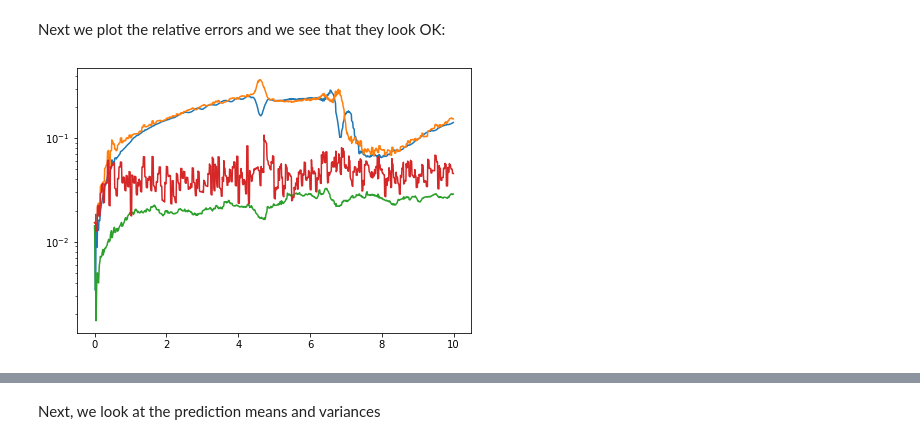
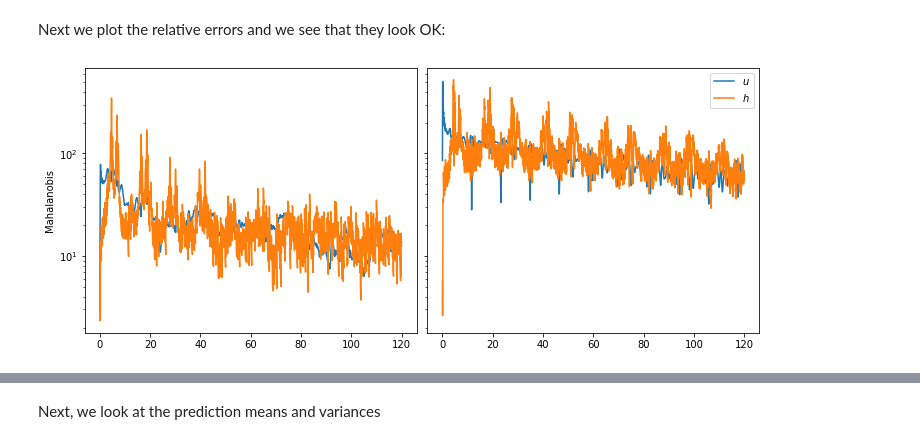
Before and after one commit to connor-duffin/sswfe, a Jupyter notebook: docs/swe-filter-1d-bump-example.ipynb, the cells around one changed output, grey strips where cells are left out. Cells and saved outputs as stored; diff of their text form; code cells hidden in the pictures.

```diff
--- a/docs/swe-filter-1d-bump-example.ipynb
+++ b/docs/swe-filter-1d-bump-example.ipynb
@@ -168,11 +278,13 @@ plt.show()
 # %% [markdown]
 Next we plot the relative errors and we see that they look OK:
 # %%
-fig, ax = plt.subplots(1, 1, constrained_layout=True)
-ax.semilogy(t_grid, errors_u)
-ax.semilogy(t_grid, errors_h)
-ax.semilogy(t_grid, errors_u_ex)
-ax.semilogy(t_grid, errors_h_ex)
+fig, axs = plt.subplots(1, 2, constrained_layout=True, figsize=(10, 4), sharey=True)
+axs[0].semilogy(t_grid, mahalanobis_u)
+axs[0].semilogy(t_grid, mahalanobis_h)
+axs[0].set_ylabel("Mahalanobis")
+axs[1].semilogy(t_grid, mahalanobis_u_ex, label=r"$u$")
+axs[1].semilogy(t_grid, mahalanobis_h_ex, label=r"$h$")
+axs[1].legend()
 plt.show()
 # %% [output]
-[figure, old version]
+[figure, new version]
```
Also changed, not shown: parts of 24 cells of this notebook, 4 other files.
